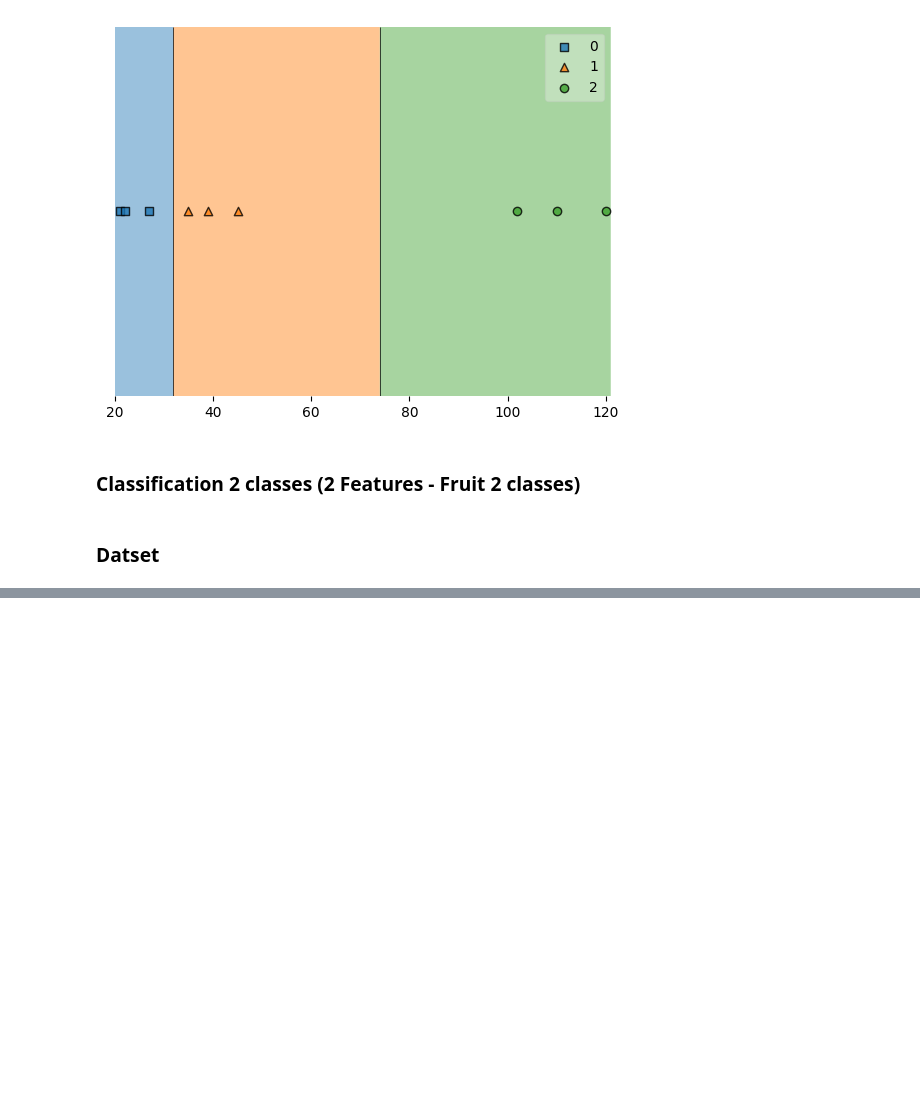
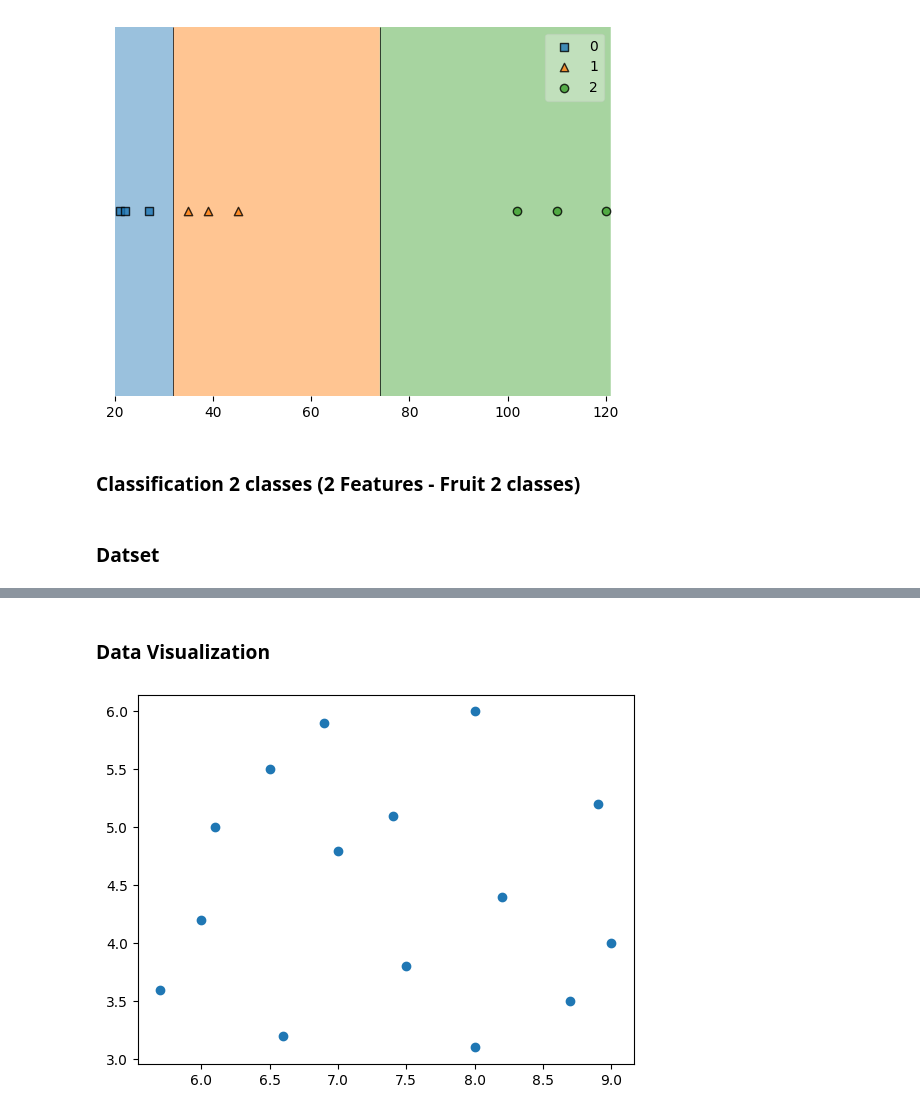
Before and after one commit to Nont18/Deep-learning-coding, a Jupyter notebook: deep_learning/ch08_classification2.ipynb, the cells around one changed output, grey strips where cells are left out. Drawn from its saved outputs; the diff is of its cells as text; code cells hidden in the pictures; blank space fills up the shorter version.

```diff
--- a/deep_learning/ch08_classification2.ipynb
+++ b/deep_learning/ch08_classification2.ipynb
@@ -212,0 +231,7 @@ df = pd.read_csv('data/fruit2class.csv')
+# %% [markdown]
+### Data Visualization
+# %%
+plt.scatter(df.m, df.d)
+plt.show()
+# %% [output]
+[figure, added]
```
Also changed, not shown: parts of 21 cells of this notebook, 1 other file.
